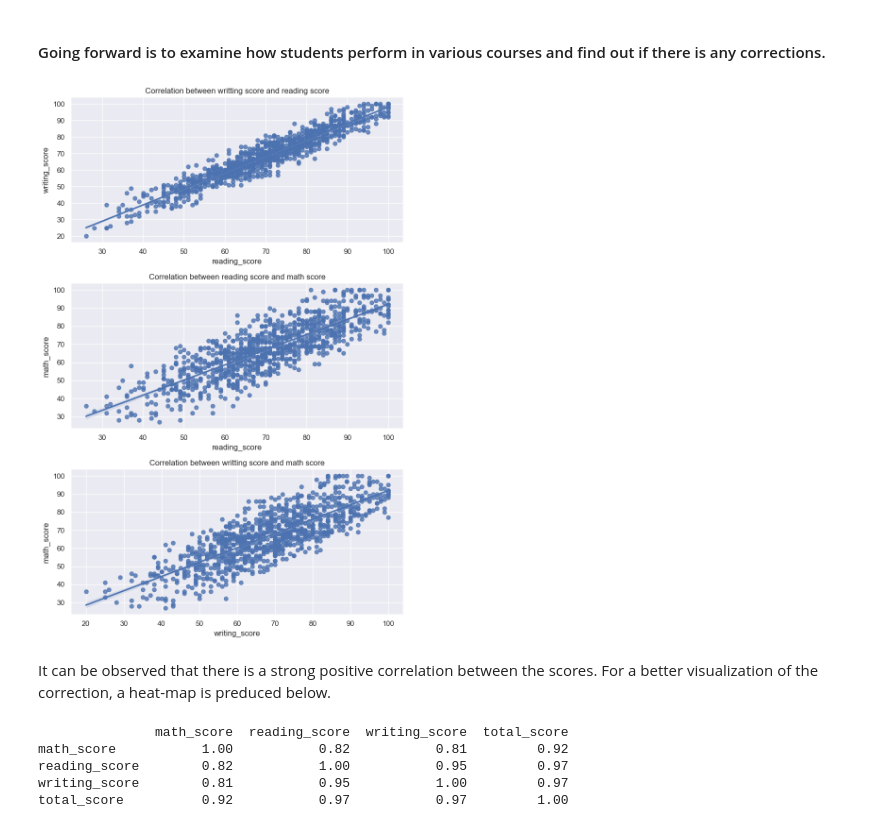
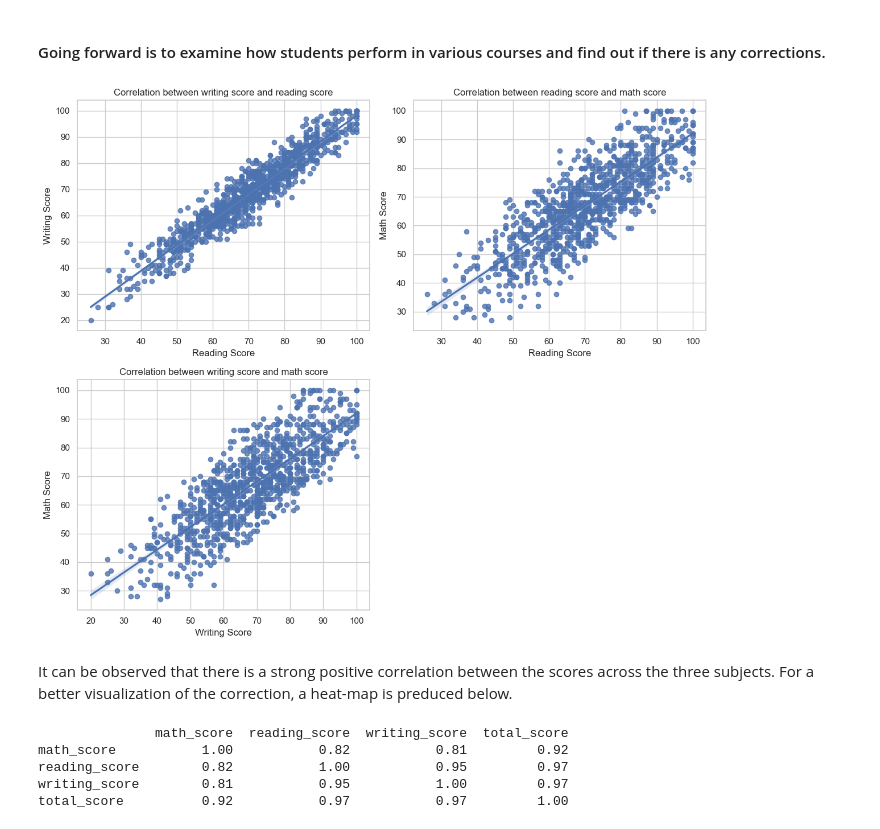
Before and after one commit to yahayakayode/Analytics-of-Students-Performance-and-Career-Prediction-Using-Machine-Learning, a Jupyter notebook: Analytics-of-Students-Performance-and-Career-Prediction-Using-Machine-Learning.ipynb, the cells around one changed output. Drawn from its saved outputs; the diff is of its cells as text; code cells hidden in the pictures.

```diff
--- a/Analytics-of-Students-Performance-and-Career-Prediction-Using-Machine-Learning.ipynb
+++ b/Analytics-of-Students-Performance-and-Career-Prediction-Using-Machine-Learning.ipynb
@@ -287,15 +368,37 @@ std_exams_df[std_exams_df["total_score"]==300]
 # %% [markdown]
 #### Going forward is to examine how students perform in various courses and find out if there is any corrections.
 # %%
-fig, ax = plt.subplots(3,1, figsize=(8,12))
-sns.regplot(x=std_exams_df['reading_score'],y=std_exams_df['writing_score'],ax = ax[0]).set(title='Correlation between writting score and reading score')
-sns.regplot(x=std_exams_df['reading_score'],y=std_exams_df['math_score'],ax = ax[1]).set(title='Correlation between reading score and math score')
-sns.regplot(x=std_exams_df['writing_score'],y=std_exams_df['math_score'],ax=ax[2]).set(title='Correlation between writting score and math score')
+# Create a figure with 2 rows and 2 columns
+fig, ax = plt.subplots(2, 2, figsize=(12, 10))
+
+# Create regression plots for each pair of scores
+sns.regplot(x='reading_score', y='writing_score', data=std_exams_df, ax=ax[0, 0])
+ax[0, 0].set(title='Correlation between writing score and reading score')
+ax[0, 0].set_xlabel('Reading Score')
+ax[0, 0].set_ylabel('Writing Score')
+
+sns.regplot(x='reading_score', y='math_score', data=std_exams_df, ax=ax[0, 1])
+ax[0, 1].set(title='Correlation between reading score and math score')
+ax[0, 1].set_xlabel('Reading Score')
+ax[0, 1].set_ylabel('Math Score')
+
+sns.regplot(x='writing_score', y='math_score', data=std_exams_df, ax=ax[1, 0])
+ax[1, 0].set(title='Correlation between writing score and math score')
+ax[1, 0].set_xlabel('Writing Score')
+ax[1, 0].set_ylabel('Math Score')
+
+# Remove the empty subplot in the last position
+fig.delaxes(ax[1, 1])
+
+# Adjust layout for better spacing
 plt.tight_layout()
+
+# Show the plots
+plt.show()
 # %% [output]
-[figure, old version]
+[figure, new version]
 # %% [markdown]
-It can be observed that there is a strong positive correlation between the scores. For a better visualization of the correction, a heat-map is preduced below.
+It can be observed that there is a strong positive correlation between the scores across the three subjects. For a better visualization of the correction, a heat-map is preduced below.
 # %%
 Corr_Matrix = round(std_exams_df.corr(),2)
 print(Corr_Matrix)
```
Also changed, not shown: parts of 11 cells of this notebook.
